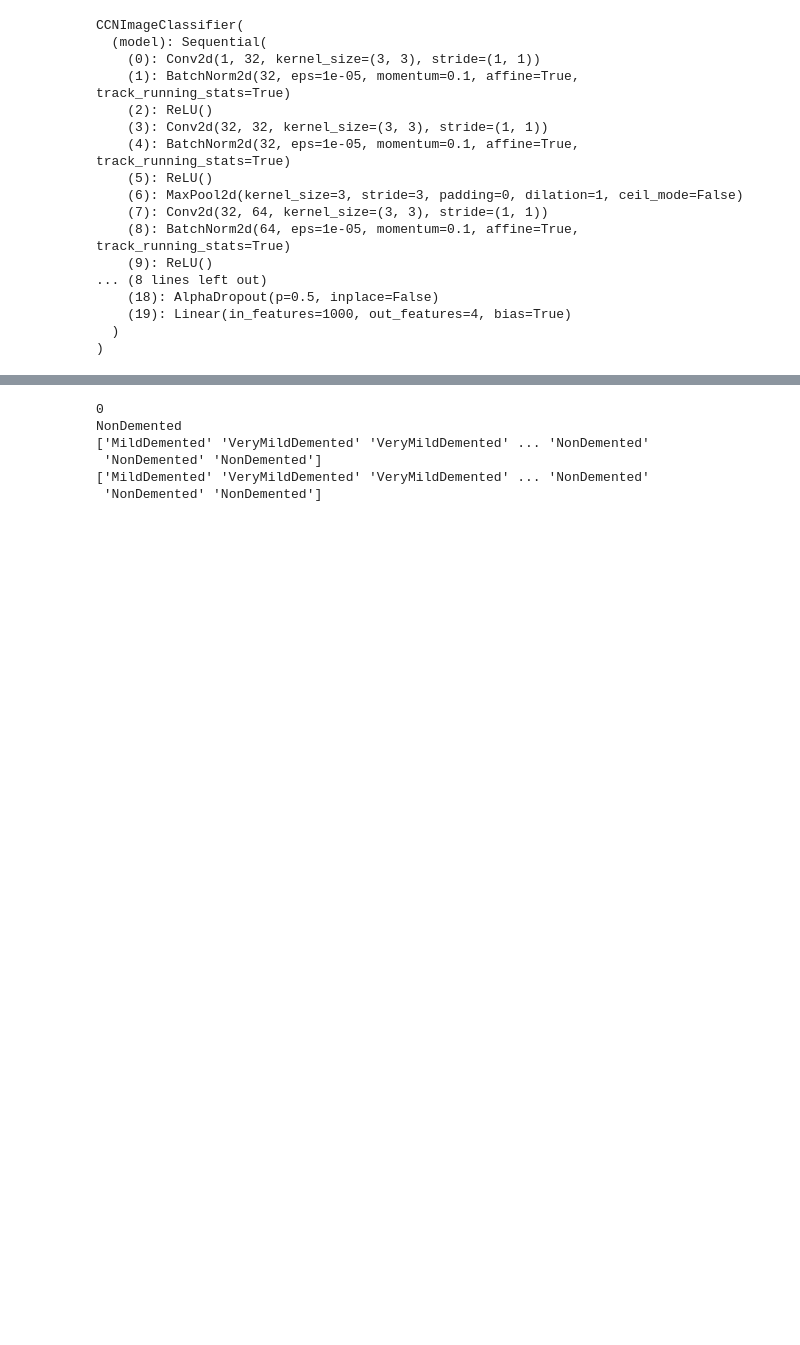
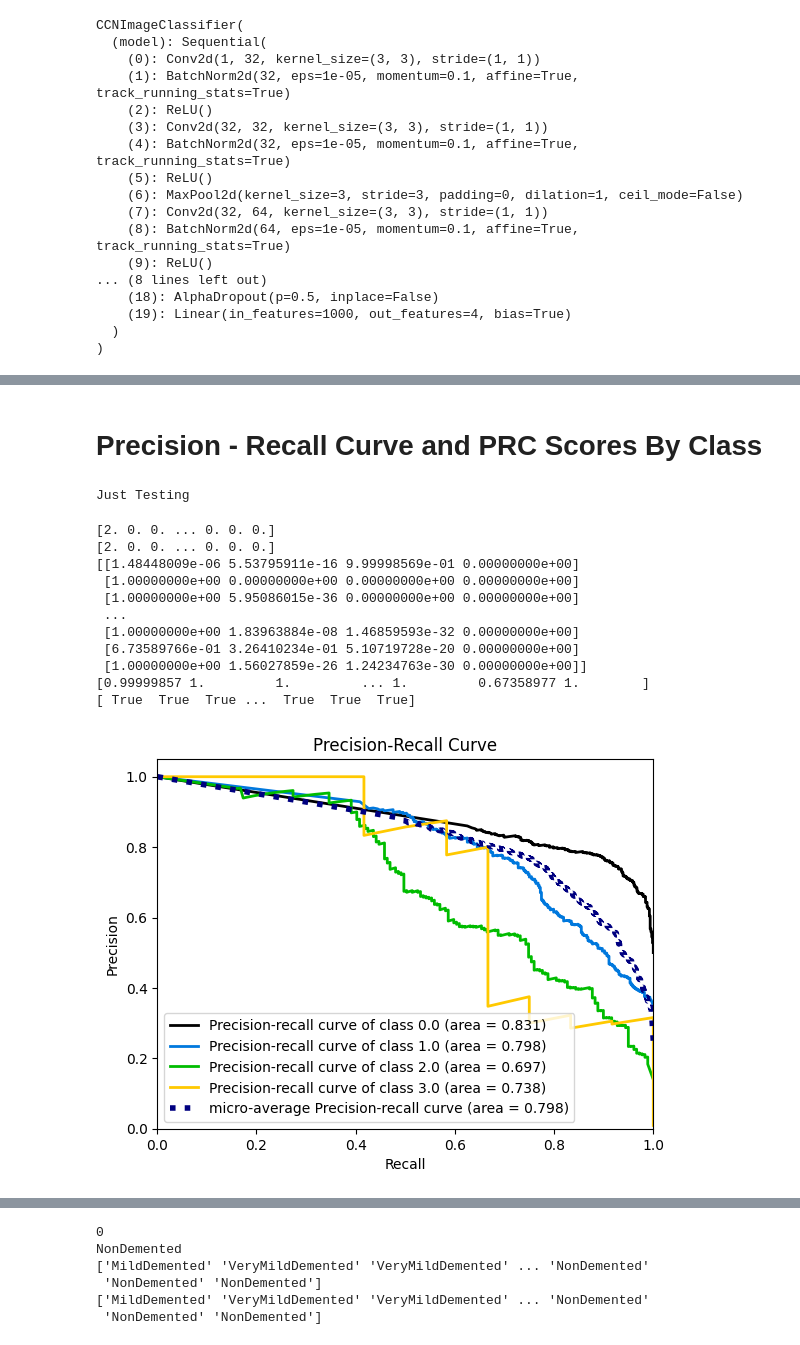
Before and after one commit to RBosso/Prediction-of-Alzheimers-Severity-Using-Machine-Learning-Methods, a Jupyter notebook: Alzheimer_Prediction.ipynb, the cells around one changed output, grey strips where cells are left out. Cells and saved outputs as stored; diff of their text form; code cells hidden in the pictures; blank space fills up the shorter version.

```diff
--- a/Alzheimer_Prediction.ipynb
+++ b/Alzheimer_Prediction.ipynb
@@ -645,2 +667,67 @@ NonDemented
 <sklearn.metrics._plot.confusion_matrix.ConfusionMatrixDisplay at 0x...>
 [figure]
+# %% [markdown]
+# Precision - Recall Curve and PRC Scores By Class
+# %%
+from sklearn.metrics import roc_auc_score
+import numpy as np
+import scikitplot as skplt
+import matplotlib.pyplot as plt
+
+with torch.no_grad():  # deactivate autograd engine to reduce memory usage and speed up computations
+            clf.eval()
+            if clf.training:
+            # it's in train mode
+                print("Still Training, validation interference")
+            else:
+                print("Just Testing")
+
+            values_list = np.array([])
+            predictions_list = np.array([])
+            Soft_list = np.array([[]]).reshape((0,4))
+
+            Softmax = torch.nn.Softmax()
+            for data in test_dataloader:
+                X_valid,y_valid = data
+                X_valid, y_valid = X_valid.float().to(device), y_valid.to(device)
+
+                valid_outputs = clf(X_valid)
+                _, predicted = clf(X_valid).max(1)
+                predictions_list = np.concatenate((predictions_list, predicted.to('cpu').numpy()), axis=None)
+
+                Soft_out = Softmax(valid_outputs)
+                Soft_list = np.concatenate((Soft_list, Soft_out.numpy()), axis=0)
+                # print(Soft_list)
+
+                values_list= np.concatenate((values_list, y_valid.numpy()), axis=None)
+
+                # break
+
+print(values_list)
+print(predictions_list)
+print(Soft_list)
+# print(values_list)
+Max_Soft_List = np.max(Soft_list, axis = 1)
+print(Max_Soft_List)
+print(predictions_list == values_list)
+
+# Precision = True Positive / (True Positive + False Positive)
+# Recall = True Positive / (True Positive + False Negative)
+
+skplt.metrics.plot_precision_recall_curve(values_list, Soft_list)
+plt.show()
+# roc_auc_score(values_list, Soft_list, multi_class='ovo')
+# %% [output]
+Just Testing
+[2. 0. 0. ... 0. 0. 0.]
+[2. 0. 0. ... 0. 0. 0.]
+[[1.48448009e-06 5.53795911e-16 9.99998569e-01 0.00000000e+00]
+ [1.00000000e+00 0.00000000e+00 0.00000000e+00 0.00000000e+00]
+ [1.00000000e+00 5.95086015e-36 0.00000000e+00 0.00000000e+00]
+ ...
+ [1.00000000e+00 1.83963884e-08 1.46859593e-32 0.00000000e+00]
+ [6.73589766e-01 3.26410234e-01 5.10719728e-20 0.00000000e+00]
+ [1.00000000e+00 1.56027859e-26 1.24234763e-30 0.00000000e+00]]
+[0.99999857 1.         1.         ... 1.         0.67358977 1.        ]
+[ True  True  True ...  True  True  True]
+[figure, added]
```
Also changed, not shown: parts of 17 cells of this notebook.
